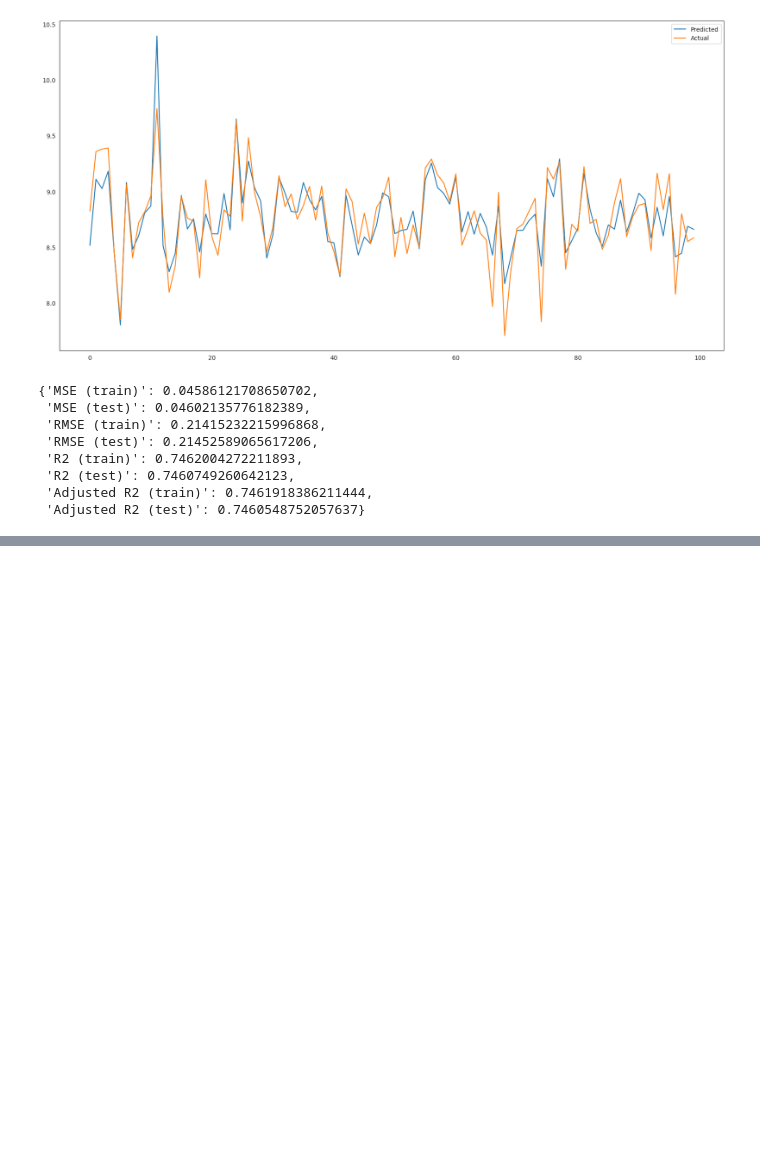
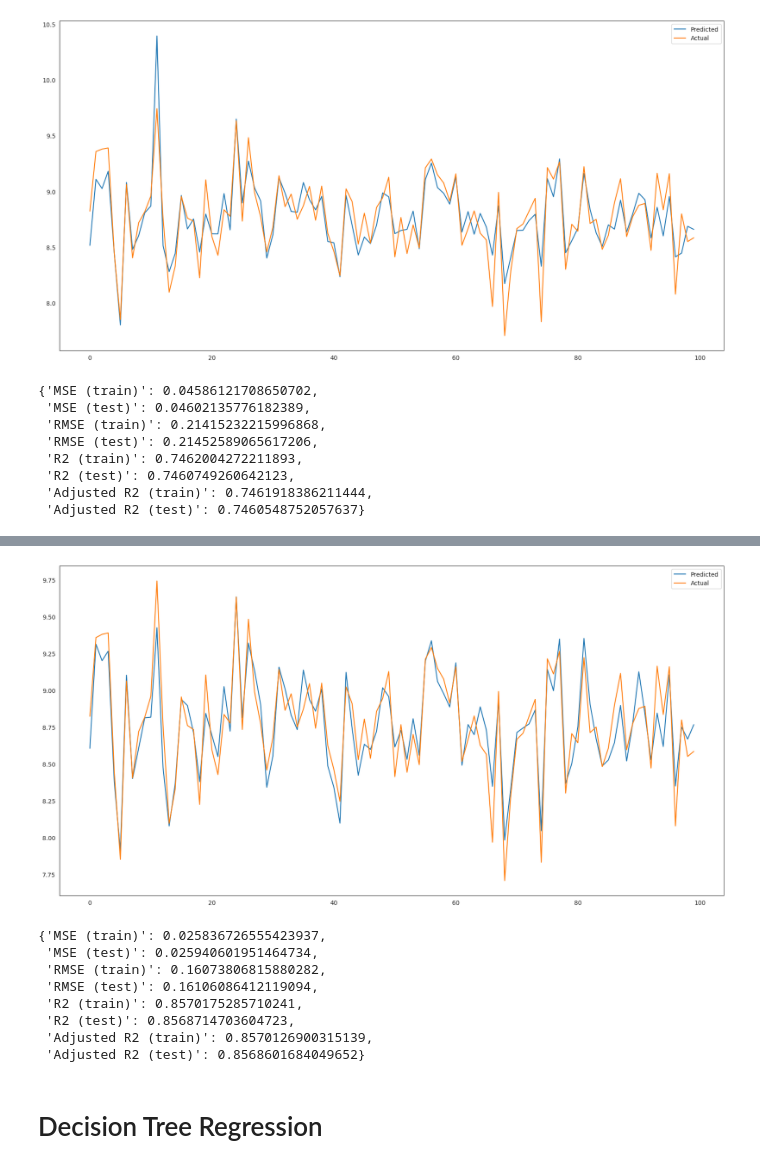
Before and after one commit to shrikantkute/Retail_Sales_Prediction, a Jupyter notebook: Retail_Sales_Prediction_Shrikant_Kute.ipynb, the cells around one changed output, grey strips where cells are left out. Drawn from its saved outputs; the diff is of its cells as text; code cells hidden in the pictures; blank space fills up the shorter version.

```diff
--- a/Retail_Sales_Prediction_Shrikant_Kute.ipynb
+++ b/Retail_Sales_Prediction_Shrikant_Kute.ipynb
@@ -1364,0 +1395,19 @@ train_linear_model(linear_model, X_train, y_train, X_test, y_test)
+# %%
+from sklearn.pipeline import make_pipeline
+from sklearn.preprocessing import PolynomialFeatures
+poly=make_pipeline(PolynomialFeatures(degree=2),LinearRegression())
+# %%
+# Calling train_linear_model to train,fit and evalution of polynomial model
+train_linear_model(poly,X_train,y_train,X_test,y_test)
+# %% [output]
+[figure, added]
+{'MSE (train)': 0.025836726555423937,
+ 'MSE (test)': 0.025940601951464734,
+ 'RMSE (train)': 0.16073806815880282,
+ 'RMSE (test)': 0.16106086412119094,
+ 'R2 (train)': 0.8570175285710241,
+ 'R2 (test)': 0.8568714703604723,
+ 'Adjusted R2 (train)': 0.8570126900315139,
+ 'Adjusted R2 (test)': 0.8568601684049652}
+# %% [markdown]
+# Decision Tree Regression
```
Also changed, not shown: parts of 12 cells of this notebook.
